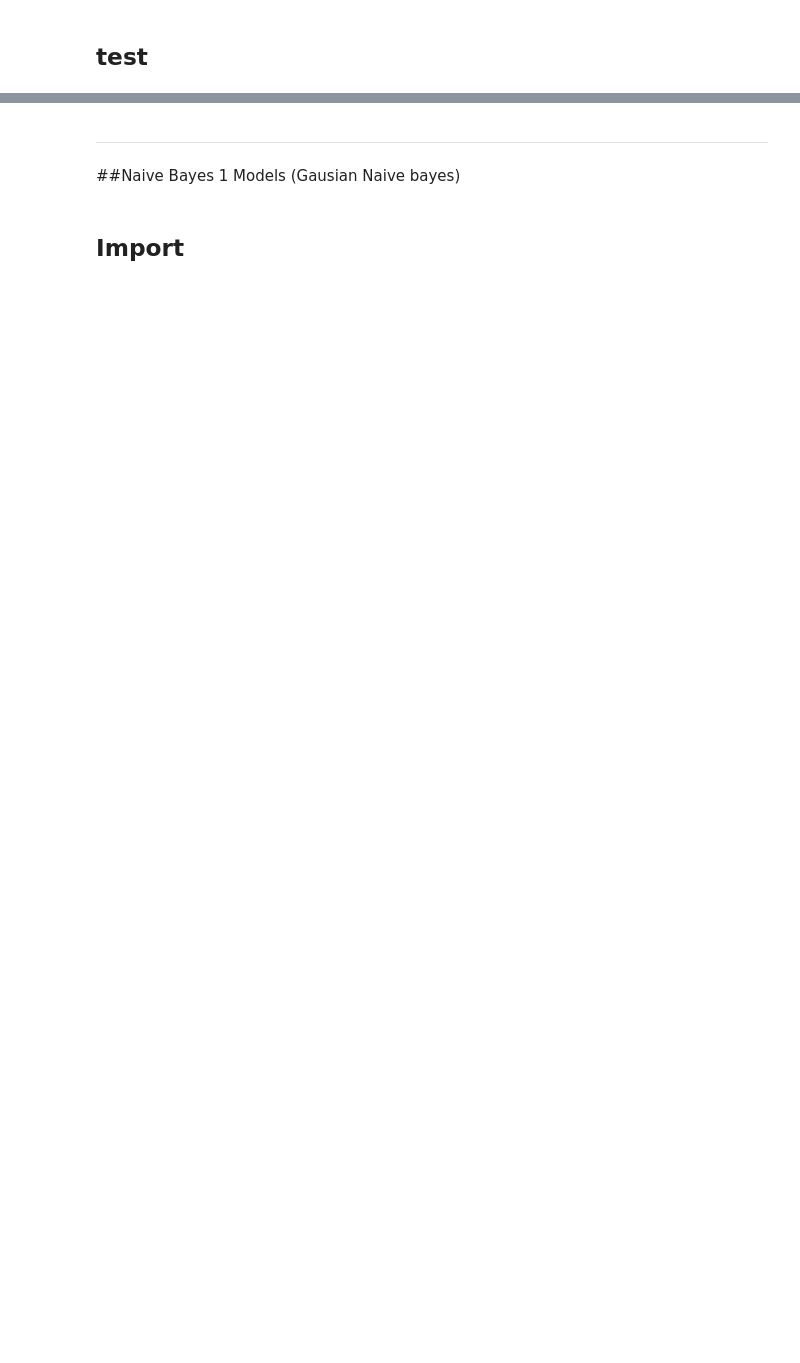
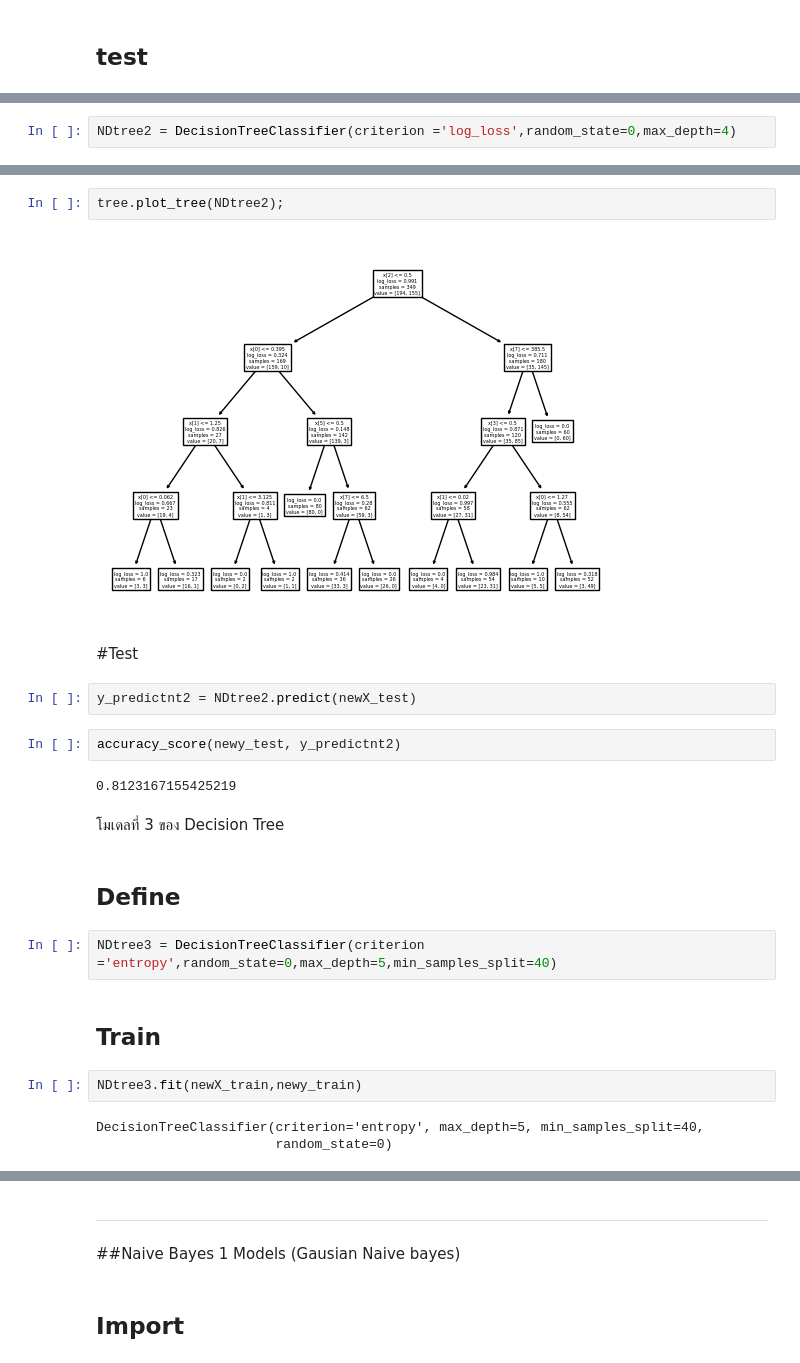
Before and after one commit to Jaomiew/DPDM2023, a Jupyter notebook: Classification.ipynb, the cells around one changed output, grey strips where cells are left out. Cells and saved outputs as stored; diff of their text form; blank space fills up the shorter version.

```diff
--- a/Classification.ipynb
+++ b/Classification.ipynb
@@ -265,0 +323,2 @@ accuracy_score(y_test, y_predictnt1)
+# %%
+NDtree2 = DecisionTreeClassifier(criterion ='log_loss',random_state=0,max_depth=4)
@@ -265,0 +331,25 @@ accuracy_score(y_test, y_predictnt1)
+# %%
+tree.plot_tree(NDtree2);
+# %% [output]
+[figure, added]
+# %% [markdown]
+#Test
+# %%
+y_predictnt2 = NDtree2.predict(newX_test)
+# %%
+accuracy_score(newy_test, y_predictnt2)
+# %% [output]
+0.8123167155425219
+# %% [markdown]
+โมเดลที่ 3 ของ Decision Tree
+# %% [markdown]
+## Define
+# %%
+NDtree3 = DecisionTreeClassifier(criterion ='entropy',random_state=0,max_depth=5,min_samples_split=40)
+# %% [markdown]
+## Train
+# %%
+NDtree3.fit(newX_train,newy_train)
+# %% [output]
+DecisionTreeClassifier(criterion='entropy', max_depth=5, min_samples_split=40,
+                       random_state=0)
```
Also changed, not shown: parts of 152 cells of this notebook.
